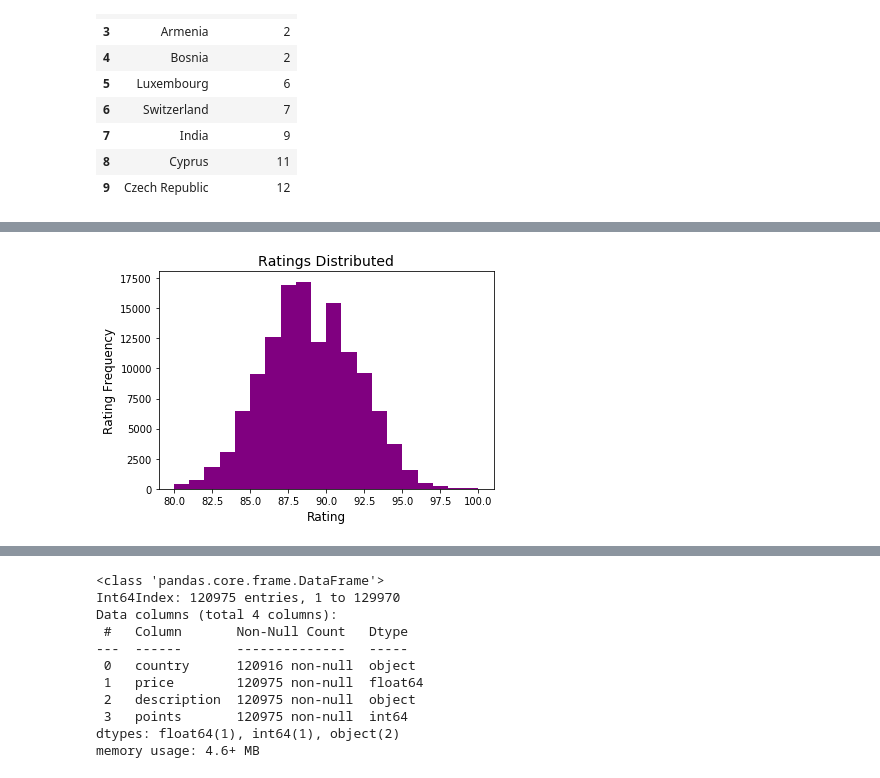
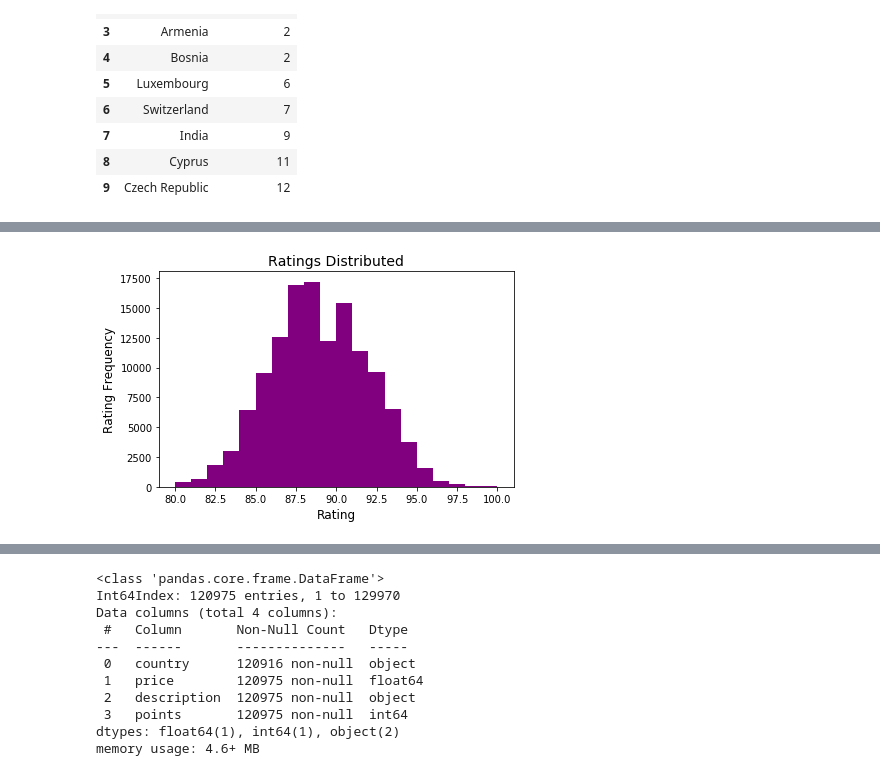
Before and after one commit to hberginc/wine_ratings_data_analysis, a Jupyter notebook: notebooks/Data_exploration.ipynb, the cells around one changed output, grey strips where cells are left out. Saved outputs shown, nothing was run; the diff lists cells and outputs as text; code cells hidden in the pictures.

```diff
--- a/notebooks/Data_exploration.ipynb
+++ b/notebooks/Data_exploration.ipynb
@@ -68,13 +69,14 @@ plt.show();
 # %%
 fig, ax = plt.subplots(1)
 ax.hist(df['points'], bins = 20, color = 'purple')
 ax.set_title('Ratings Distributed', fontsize = 14)
 ax.set_xlabel('Rating', fontsize = 12)
 ax.set_ylabel('Rating Frequency', fontsize = 12)
+plt.tight_layout()
 plt.savefig('Original_rate_dist.png')
 plt.show();
 # %% [output]
-[figure, old version]
+[figure, new version]
 # %%
 df.info()
 # %% [output]
```
Also changed, not shown: parts of 2 cells of this notebook, 8 other files.
